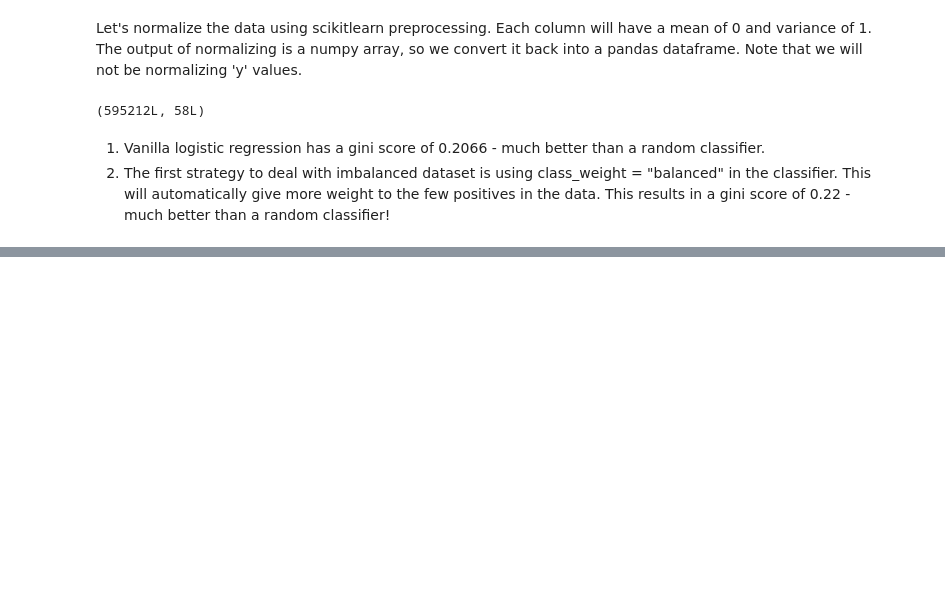
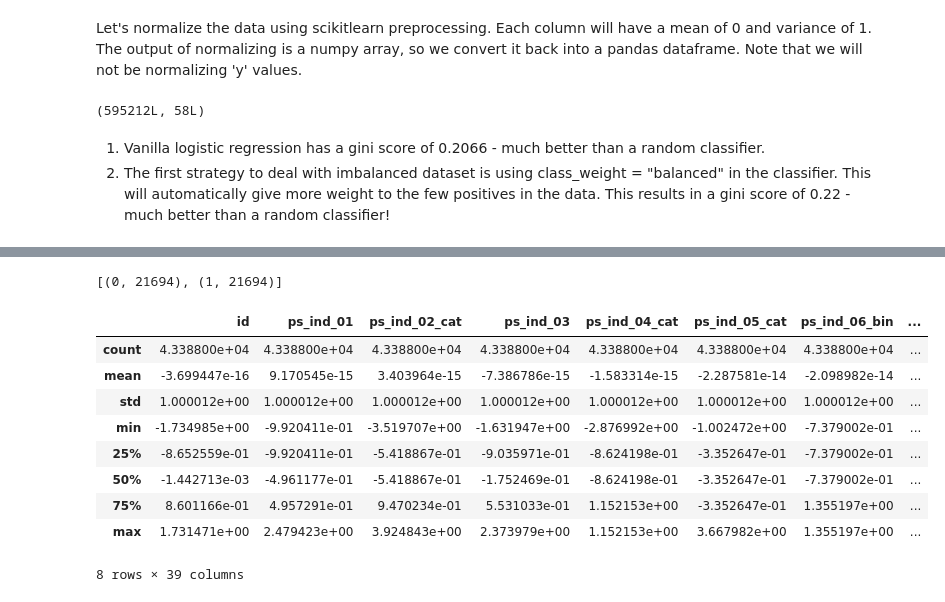
Before and after one commit to astha-chem/Kaggle-Porto-Seguro, a Jupyter notebook: Porto-Seguro.ipynb, the cells around one changed output, grey strips where cells are left out. Cells and saved outputs as stored; diff of their text form; code cells hidden in the pictures; blank space fills up the shorter version.

```diff
--- a/Porto-Seguro.ipynb
+++ b/Porto-Seguro.ipynb
@@ -165,0 +260,27 @@ clf = joblib.load(results['filename'].iloc[0])
+# %%
+from collections import Counter
+from imblearn import under_sampling, over_sampling
+from imblearn.under_sampling import RandomUnderSampler
+rus = RandomUnderSampler(ratio='majority', return_indices=False, random_state=None, replacement=False)
+X_resampled, y_resampled = rus.fit_sample(data_1.drop('target', axis = 1), data_1['target'])
+print(sorted(Counter(y_resampled).items()))
+# %% [output]
+[(0, 21694), (1, 21694)]
+# %%
+scaler = StandardScaler()
+X_np = scaler.fit_transform(X_resampled)
+norm_X_resampled = pd.DataFrame(data=X_np, columns=data_1.drop("target", axis=1).columns)
+norm_Y_resampled = pd.DataFrame(data=y_resampled, columns = ['target'])
+norm_data_resampled = pd.concat([norm_X_resampled, norm_Y_resampled], axis=1)
+norm_data_resampled.describe()
+# %% [output]
+|  | id | ps_ind_01 | ps_ind_02_cat | ps_ind_03 | ps_ind_04_cat | ps_ind_05_cat | ps_ind_06_bin | ... |
+| count | 4.338800e+04 | 4.338800e+04 | 4.338800e+04 | 4.338800e+04 | 4.338800e+04 | 4.338800e+04 | 4.338800e+04 | ... |
+| mean | -3.699447e-16 | 9.170545e-15 | 3.403964e-15 | -7.386786e-15 | -1.583314e-15 | -2.287581e-14 | -2.098982e-14 | ... |
+| std | 1.000012e+00 | 1.000012e+00 | 1.000012e+00 | 1.000012e+00 | 1.000012e+00 | 1.000012e+00 | 1.000012e+00 | ... |
+| min | -1.734985e+00 | -9.920411e-01 | -3.519707e+00 | -1.631947e+00 | -2.876992e+00 | -1.002472e+00 | -7.379002e-01 | ... |
+| 25% | -8.652559e-01 | -9.920411e-01 | -5.418867e-01 | -9.035971e-01 | -8.624198e-01 | -3.352647e-01 | -7.379002e-01 | ... |
+| 50% | -1.442713e-03 | -4.961177e-01 | -5.418867e-01 | -1.752469e-01 | -8.624198e-01 | -3.352647e-01 | -7.379002e-01 | ... |
+| 75% | 8.601166e-01 | 4.957291e-01 | 9.470234e-01 | 5.531033e-01 | 1.152153e+00 | -3.352647e-01 | 1.355197e+00 | ... |
+| max | 1.731471e+00 | 2.479423e+00 | 3.924843e+00 | 2.373979e+00 | 1.152153e+00 | 3.667982e+00 | 1.355197e+00 | ... |
+8 rows × 39 columns
```
Also changed, not shown: parts of 29 cells of this notebook.
